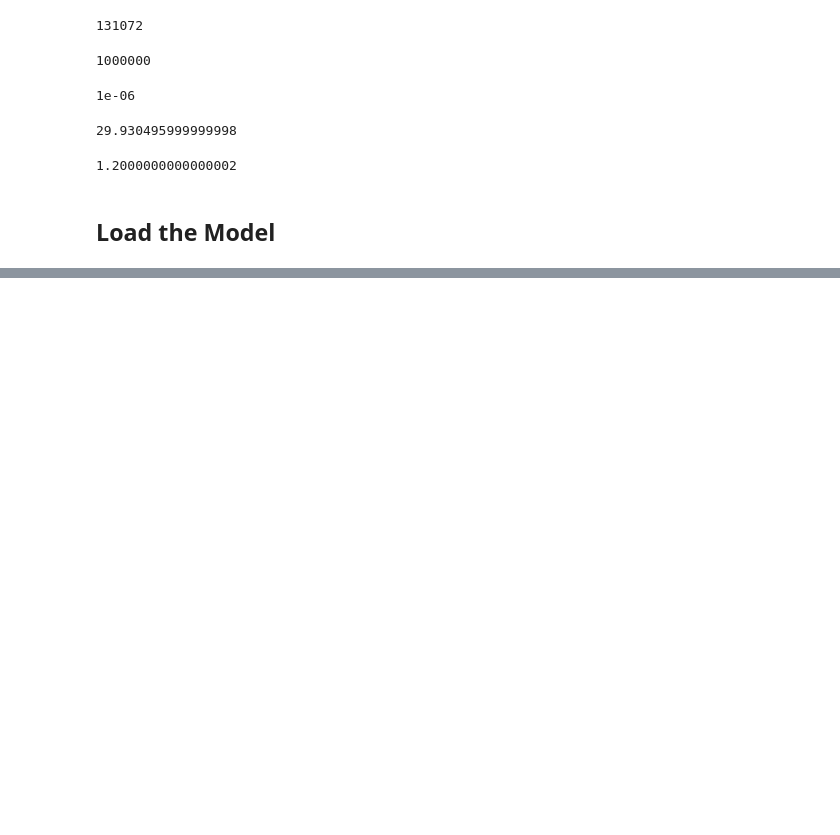
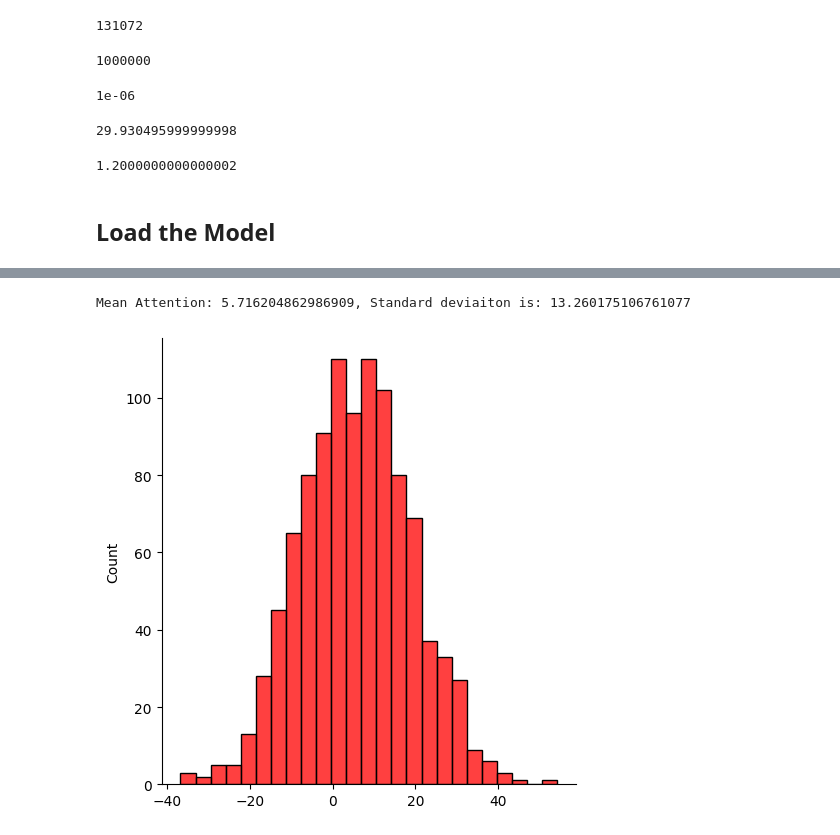
Before and after one commit to chaitanyamanem/TinyStories, a Jupyter notebook: StoryTeller-Book.ipynb, the cells around one changed output, grey strips where cells are left out. Drawn from its saved outputs; the diff is of its cells as text; code cells hidden in the pictures; blank space fills up the shorter version.

```diff
--- a/StoryTeller-Book.ipynb
+++ b/StoryTeller-Book.ipynb
@@ -1028,0 +1143,19 @@ model
+# %%
+import matplotlib.pyplot as plt
+import seaborn as sns
+import numpy as np
+
+
+
+print(f"Mean Attention: {np.mean(attention_values_3)}, Standard deviaiton is: {np.std(attention_values_3)}")
+# print(f"Standard deviaiton is: {np.std(attention_values_rand_offset)}")
+
+
+sns.displot(x=attention_values_3,  color = 'red')
+plt.show()
+
+# sns.displot(x=attention_values_rand_offset,  color = 'blue')
+# plt.show()
+# %% [output]
+Mean Attention: 5.716204862986909, Standard deviaiton is: 13.260175106761077
+[figure, added]
```
Also changed, not shown: parts of 14 cells of this notebook.
